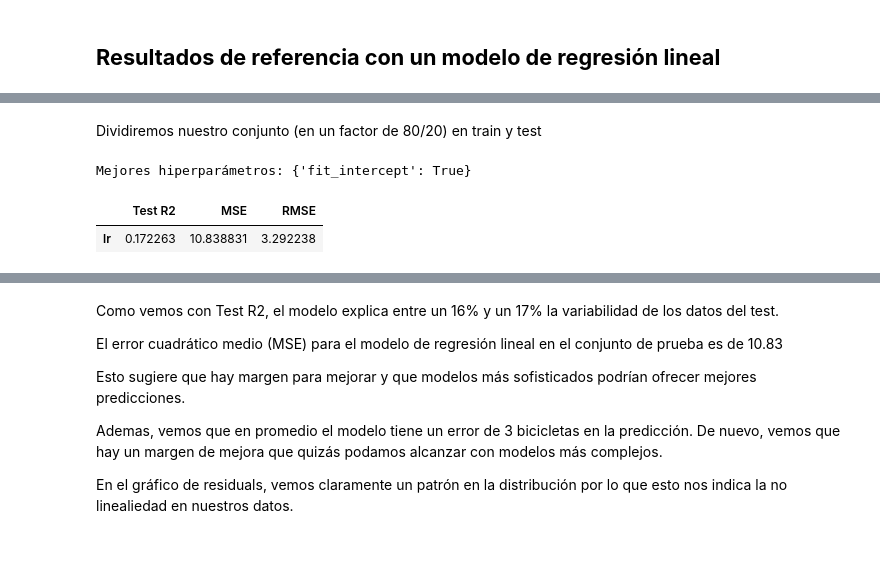
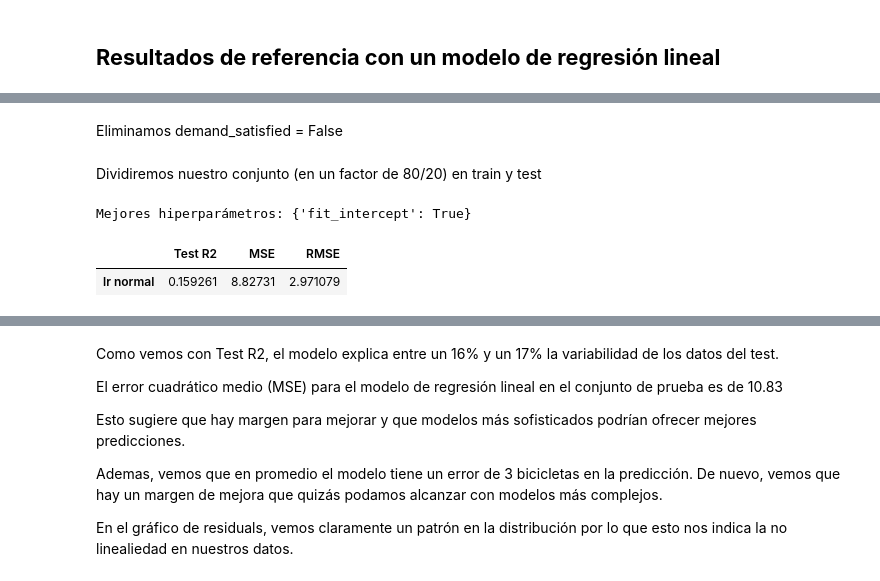
Before and after one commit to nicollorens12/BicingEstimator, a Jupyter notebook: notebook.ipynb, the cells around one changed output, grey strips where cells are left out. Drawn from its saved outputs; the diff is of its cells as text; code cells hidden in the pictures; blank space fills up the shorter version.

```diff
--- a/notebook.ipynb
+++ b/notebook.ipynb
@@ -257,3 +309,7 @@ Como podemos ver si hay ciertas correlaciones entre por ejemplo exits, con hour,
+# %% [markdown]
+Eliminamos demand_satisfied = False
+# %%
+data = data[data['demand_satisfied'] != False]
 # %% [markdown]
 Dividiremos nuestro conjunto (en un factor de 80/20) en train y test
 # %%
@@ -276,35 +333,35 @@ param_grid = {
     'fit_intercept': [True, False],
 }
 
 grid_search = GridSearchCV(lr, param_grid, scoring='neg_mean_squared_error', cv=5)
 grid_search.fit(X_train, y_train)
 
 # Obtiene el mejor modelo
 best_lr = grid_search.best_estimator_
 best_params = grid_search.best_params_
 
 r2_lr = np.mean(cross_val_score(best_lr, X_train, y_train, scoring='r2'))
 
 best_lr.fit(X_train, y_train)
 
 
 y_pred = best_lr.predict(X_test)
 
-r2_results = pd.DataFrame(index=['lr'])
+r2_results = pd.DataFrame(index=['lr normal'])
 
 r2_results['Test R2'] = r2_score(y_test, y_pred)
 r2_results['MSE'] = mean_squared_error(y_test, y_pred)
 r2_results['RMSE'] = np.sqrt(mean_squared_error(y_test, y_pred))
 
 # Imprime los mejores hiperparámetros encontrados
 print("Mejores hiperparámetros:", best_params)
 
 # Imprime los resultados
 r2_results
 # %% [output]
 Mejores hiperparámetros: {'fit_intercept': True}
 |  | Test R2 | MSE | RMSE |
-| lr | 0.172263 | 10.838831 | 3.292238 |
+| lr normal | 0.159261 | 8.82731 | 2.971079 |
 # %%
 from yellowbrick.regressor import residuals_plot
 plt.figure(figsize=(12,8))
```
Also changed, not shown: parts of 16 cells of this notebook, 6 other files.
